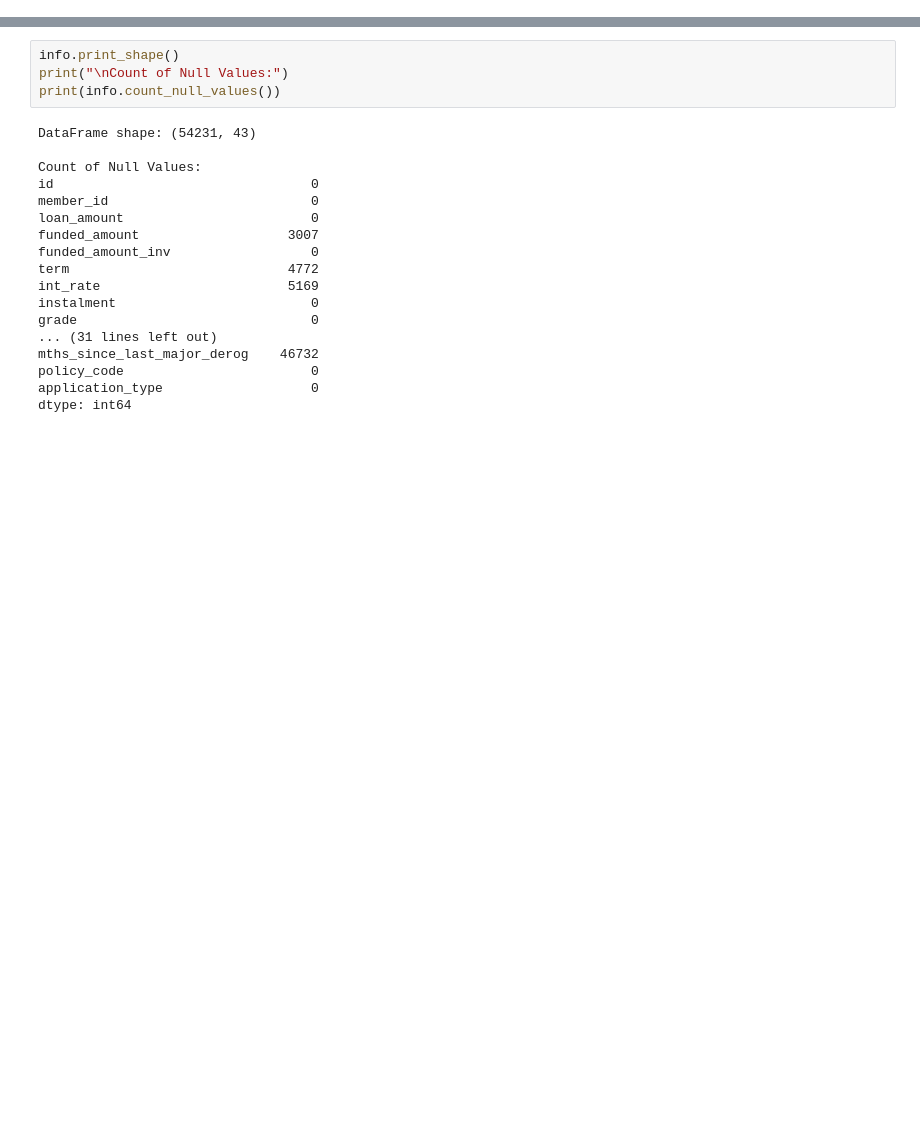
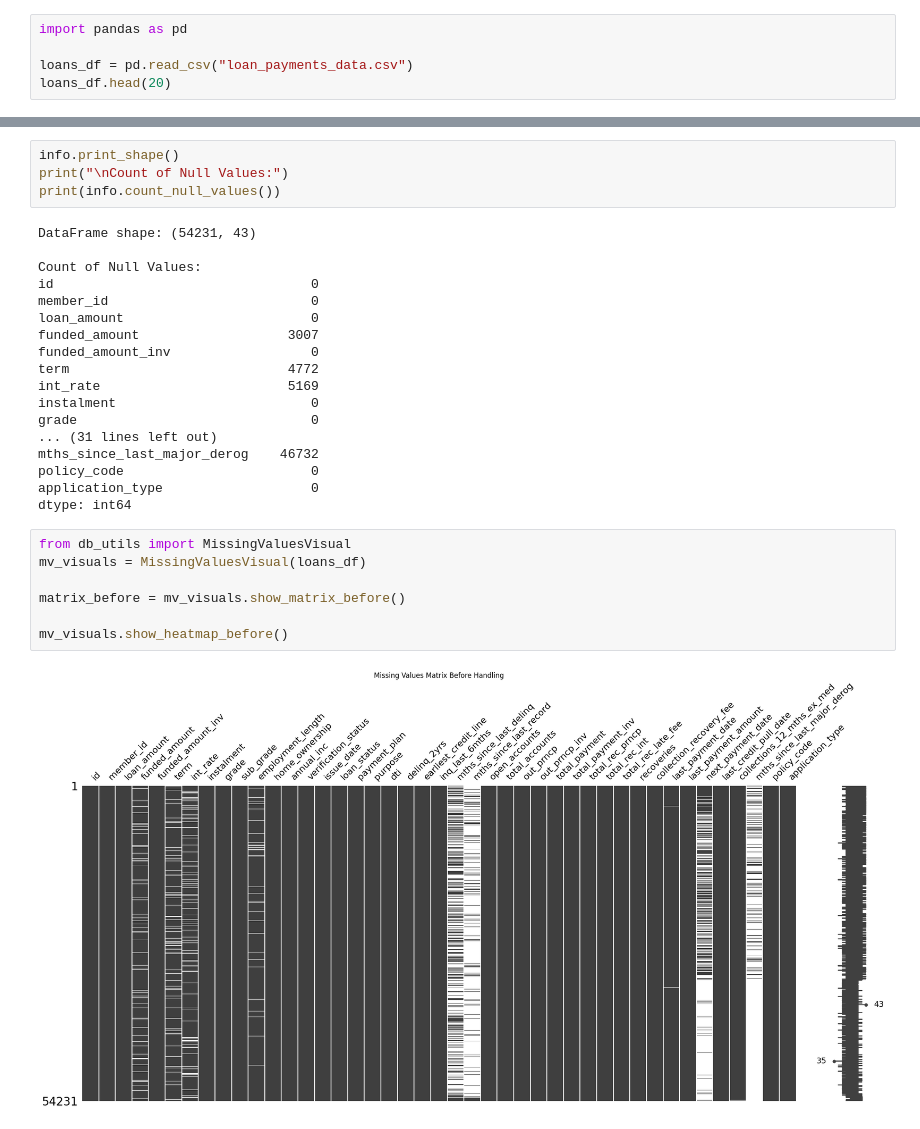
Before and after one commit to BeatrixA295/exploratory-data-analysis---customer-loans-in-finance258, a Jupyter notebook: db_utils.ipynb, the cells around one changed output, grey strips where cells are left out. Cells and saved outputs as stored; diff of their text form; blank space fills up the shorter version.

```diff
--- a/db_utils.ipynb
+++ b/db_utils.ipynb
@@ -43,0 +1,5 @@ dtype: object
+# %%
+import pandas as pd
+
+loans_df = pd.read_csv("loan_payments_data.csv")
+loans_df.head(20)
@@ -113,3 +137,12 @@ mths_since_last_major_derog    46732
 policy_code                        0
 application_type                   0
 dtype: int64
+# %%
+from db_utils import MissingValuesVisual
+mv_visuals = MissingValuesVisual(loans_df)
+
+matrix_before = mv_visuals.show_matrix_before()
+
+mv_visuals.show_heatmap_before()
+# %% [output]
+[figure, added]
```
Also changed, not shown: parts of 11 cells of this notebook.
